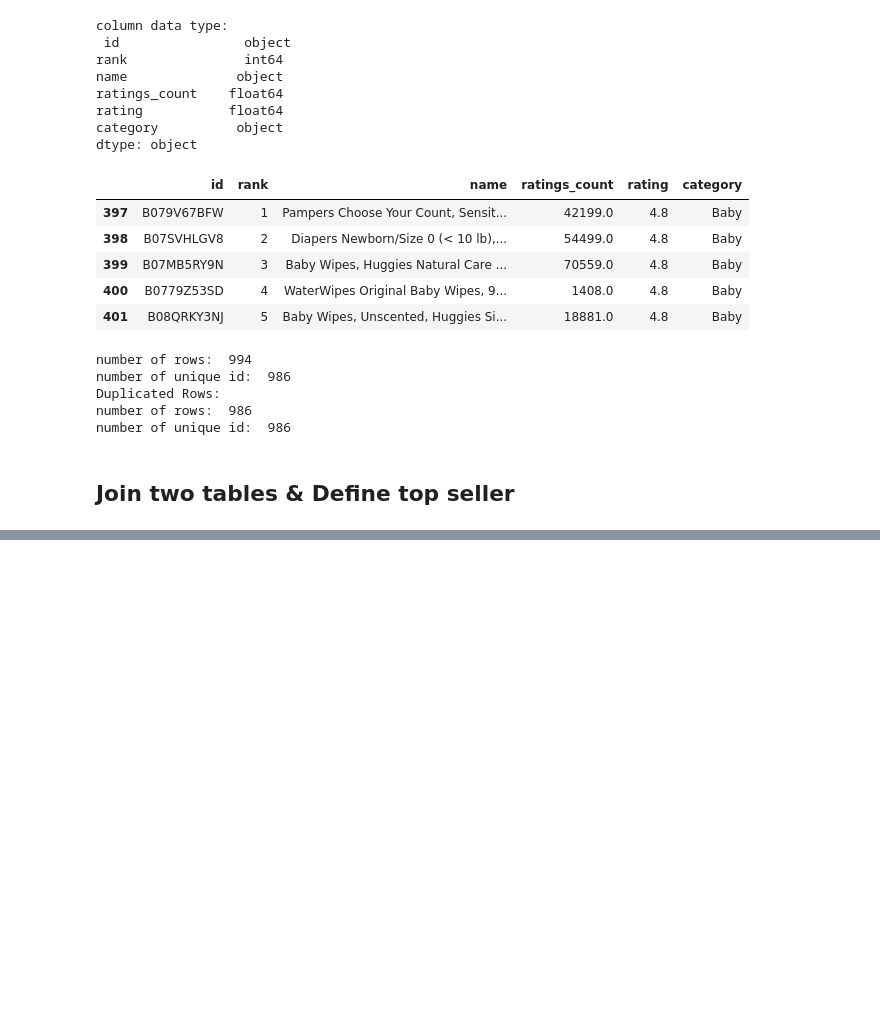
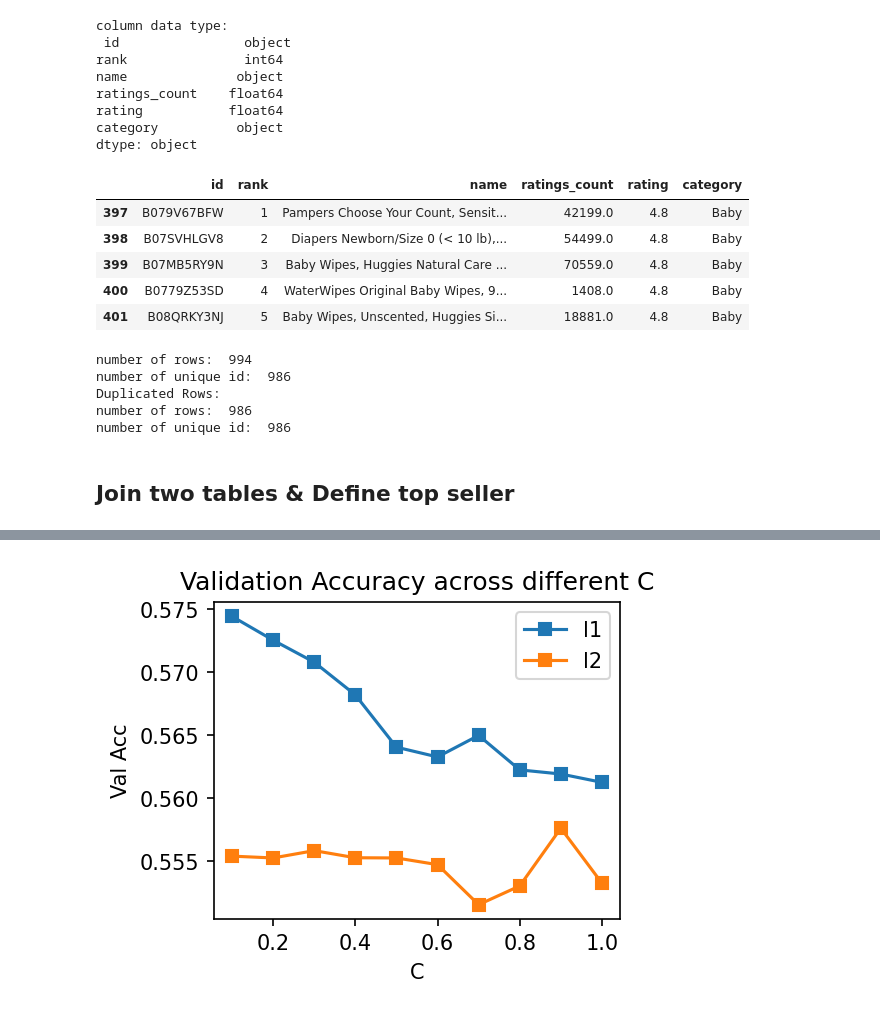
Before and after one commit to jiahaoliu1891/DATADIGGER, a Jupyter notebook: analysis/ML.ipynb, the cells around one changed output, grey strips where cells are left out. Cells and saved outputs as stored; diff of their text form; code cells hidden in the pictures; blank space fills up the shorter version.

```diff
--- a/analysis/ML.ipynb
+++ b/analysis/ML.ipynb
@@ -189,0 +251,28 @@ y = df['label'].to_numpy()
+# %%
+import warnings
+warnings.filterwarnings('ignore')
+
+def best_param_search(data, label, Cs, penalties):
+    solver = 'liblinear'
+    print(f"## Searching for best parameters using solver: {solver}")
+
+    best_penalty = 'l1'
+    best_c = 0.1
+    max_val_acc = 0
+
+    pen2acc = {'l1':[], 'l2':[], 'none':[]}
+    for penalty in penalties:
+        print(f'== penalty:{penalty} ==')
+        for c in Cs:
+            _, avg_val_acc = KFoldTest(data=data, label=label, param={'C':c, 'penalty':penalty, 'solver':solver})
+            pen2acc[penalty].append(avg_val_acc)
+            if avg_val_acc > max_val_acc:
+                best_penalty, best_c = penalty, c
+                max_val_acc = avg_val_acc
+            print(f'c:{c:.4f}, val_acc:{avg_val_acc:.4f}')
+    print(f'best_penalty:{best_penalty}, best_c:{best_c}, max_val_acc:{max_val_acc:.4f}')
+    return best_penalty, best_c, pen2acc
+# %%
+Cs = [0.1, 0.2, 0.3, 0.4, 0.5, 0.6, 0.7, 0.8, 0.9, 1.0]
+penalties = ['l1', 'l2']
+best_penalty, best_c, pen2acc = best_param_search(X_c, y, Cs, penalties)
@@ -190 +297,18 @@ y = df['label'].to_numpy()
+# %%
+# Draw
+import matplotlib.pyplot as plt
+%matplotlib inline
+plt.rcParams['figure.dpi'] = 150
+plt.rcParams['savefig.dpi'] = 150
+plt.rcParams["figure.figsize"] = (3.5,2.8)
+
+plt.plot(Cs, pen2acc['l1'],'s-', label='l1')
+plt.plot(Cs, pen2acc['l2'],'s-', label='l2')
+plt.xlabel('C')
+plt.ylabel('Val Acc')
+plt.legend(loc='best')
+plt.title('Validation Accuracy across different C')
+plt.show()
+# %% [output]
+[figure, added]
 # %%
```
Also changed, not shown: parts of 33 cells of this notebook.
